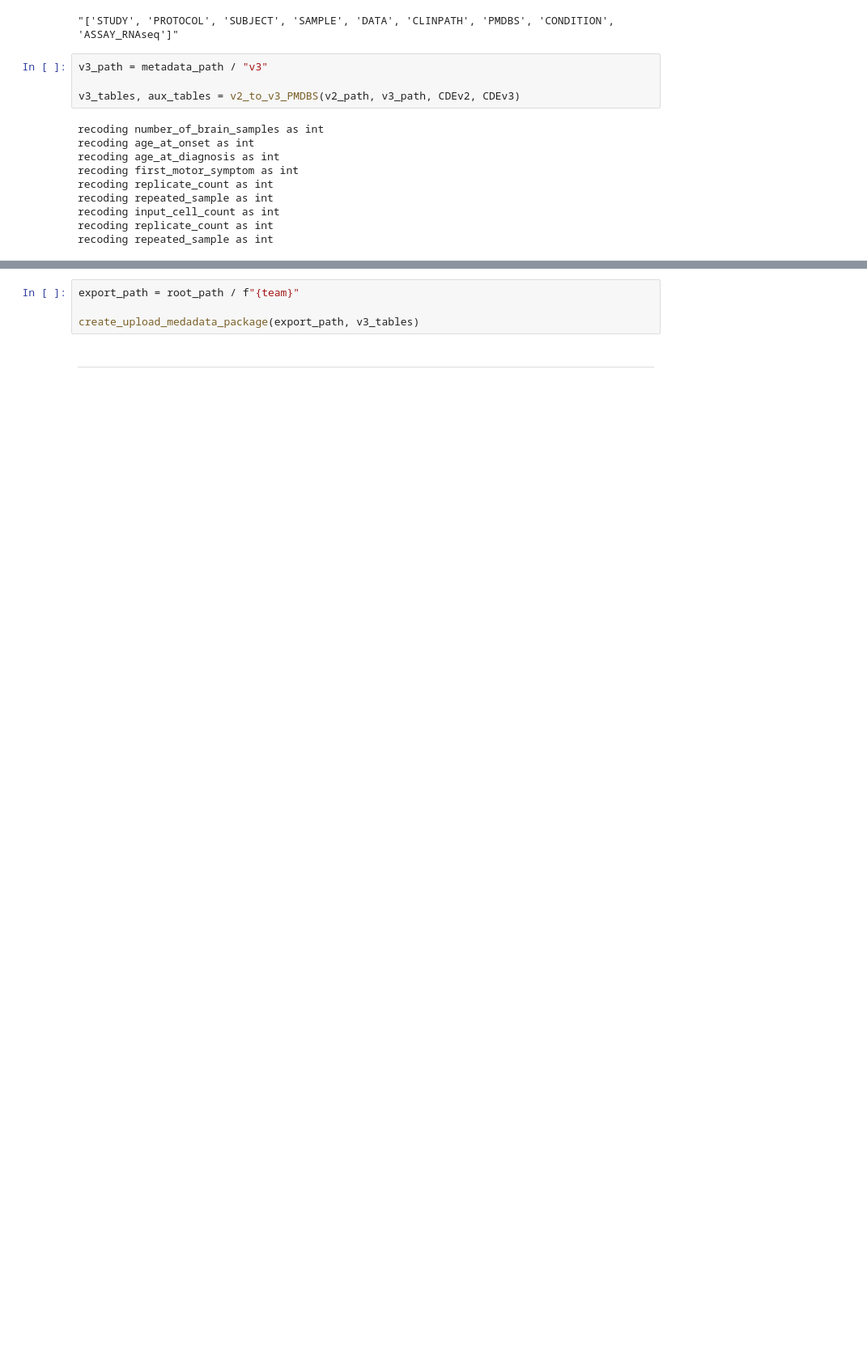
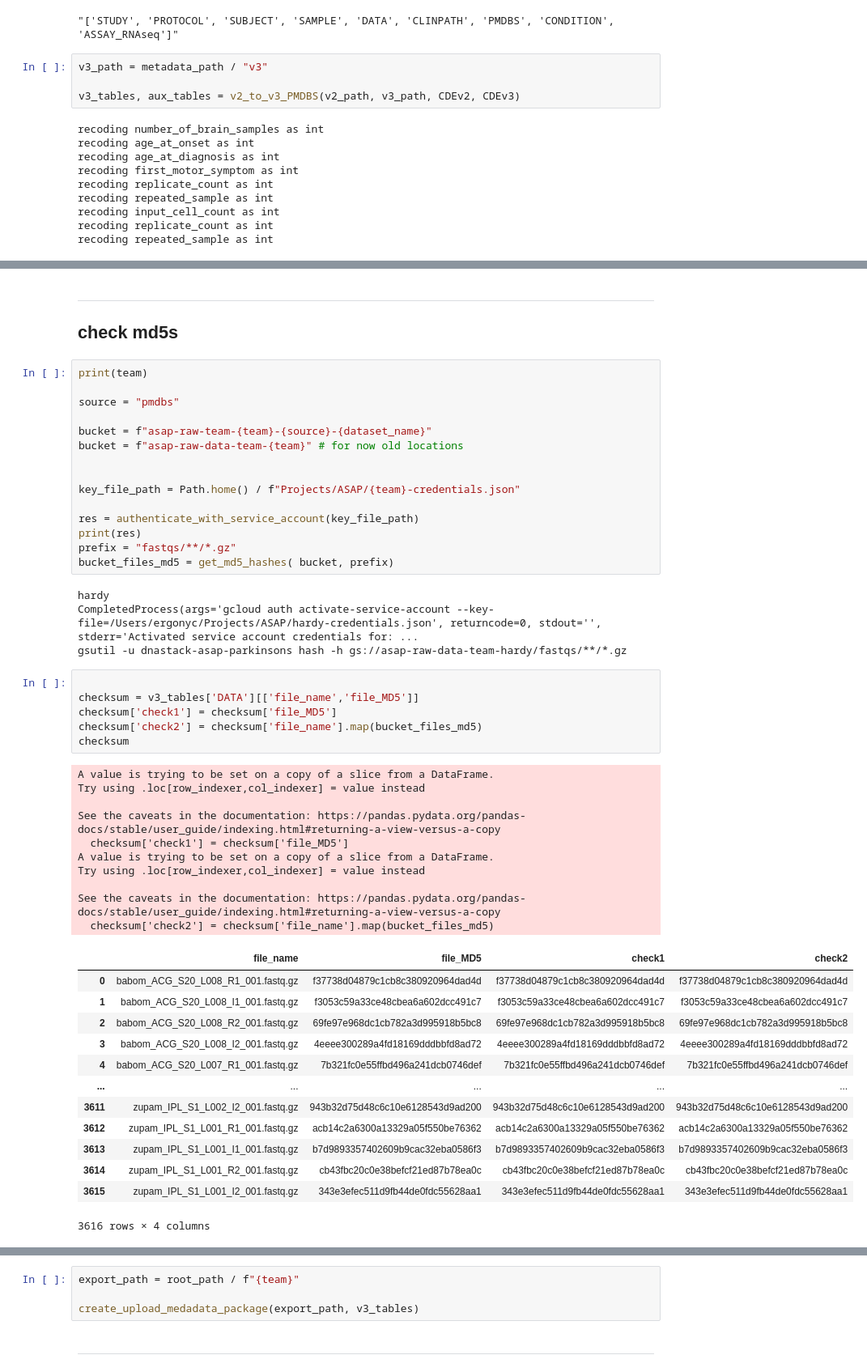
Before and after one commit to ASAP-CRN/crn-utils, a Jupyter notebook: hardy_sc_pmdbs.ipynb, the cells around one changed output, grey strips where cells are left out. Shown: that part at 81% size. Drawn from its saved outputs; the diff is of its cells as text; blank space fills up the shorter version.

```diff
--- a/hardy_sc_pmdbs.ipynb
+++ b/hardy_sc_pmdbs.ipynb
@@ -470 +495,53 @@ STUDY
 1 rows × 25 columns
+# %% [markdown]
+-------------------------
+## check md5s
+# %%
+print(team)
+
+source = "pmdbs"
+
+bucket = f"asap-raw-team-{team}-{source}-{dataset_name}"
+bucket = f"asap-raw-data-team-{team}" # for now old locations
+
+
+key_file_path = Path.home() / f"Projects/ASAP/{team}-credentials.json"
+
+res = authenticate_with_service_account(key_file_path)
+print(res)
+prefix = "fastqs/**/*.gz"
+bucket_files_md5 = get_md5_hashes( bucket, prefix)
+# %% [output]
+hardy
+CompletedProcess(args='gcloud auth activate-service-account --key-file=/Users/ergonyc/Projects/ASAP/hardy-credentials.json', returncode=0, stdout='', stderr='Activated service account credentials for: ...
+gsutil -u dnastack-asap-parkinsons hash -h gs://asap-raw-data-team-hardy/fastqs/**/*.gz
+# %%
+
+checksum = v3_tables['DATA'][['file_name','file_MD5']]
+checksum['check1'] = checksum['file_MD5']
+checksum['check2'] = checksum['file_name'].map(bucket_files_md5)
+checksum
+# %% [output]
+A value is trying to be set on a copy of a slice from a DataFrame.
+Try using .loc[row_indexer,col_indexer] = value instead
+
+See the caveats in the documentation: https://pandas.pydata.org/pandas-docs/stable/user_guide/indexing.html#returning-a-view-versus-a-copy
+  checksum['check1'] = checksum['file_MD5']
+A value is trying to be set on a copy of a slice from a DataFrame.
+Try using .loc[row_indexer,col_indexer] = value instead
+
+See the caveats in the documentation: https://pandas.pydata.org/pandas-docs/stable/user_guide/indexing.html#returning-a-view-versus-a-copy
+  checksum['check2'] = checksum['file_name'].map(bucket_files_md5)
+|  | file_name | file_MD5 | check1 | check2 |
+| 0 | babom_ACG_S20_L008_R1_001.fastq.gz | f37738d04879c1cb8c380920964dad4d | f37738d04879c1cb8c380920964dad4d | f37738d04879c1cb8c380920964dad4d |
+| 1 | babom_ACG_S20_L008_I1_001.fastq.gz | f3053c59a33ce48cbea6a602dcc491c7 | f3053c59a33ce48cbea6a602dcc491c7 | f3053c59a33ce48cbea6a602dcc491c7 |
+| 2 | babom_ACG_S20_L008_R2_001.fastq.gz | 69fe97e968dc1cb782a3d995918b5bc8 | 69fe97e968dc1cb782a3d995918b5bc8 | 69fe97e968dc1cb782a3d995918b5bc8 |
+| 3 | babom_ACG_S20_L008_I2_001.fastq.gz | 4eeee300289a4fd18169dddbbfd8ad72 | 4eeee300289a4fd18169dddbbfd8ad72 | 4eeee300289a4fd18169dddbbfd8ad72 |
+| 4 | babom_ACG_S20_L007_R1_001.fastq.gz | 7b321fc0e55ffbd496a241dcb0746def | 7b321fc0e55ffbd496a241dcb0746def | 7b321fc0e55ffbd496a241dcb0746def |
+| ... | ... | ... | ... | ... |
+| 3611 | zupam_IPL_S1_L002_I2_001.fastq.gz | 943b32d75d48c6c10e6128543d9ad200 | 943b32d75d48c6c10e6128543d9ad200 | 943b32d75d48c6c10e6128543d9ad200 |
+| 3612 | zupam_IPL_S1_L001_R1_001.fastq.gz | acb14c2a6300a13329a05f550be76362 | acb14c2a6300a13329a05f550be76362 | acb14c2a6300a13329a05f550be76362 |
+| 3613 | zupam_IPL_S1_L001_I1_001.fastq.gz | b7d9893357402609b9cac32eba0586f3 | b7d9893357402609b9cac32eba0586f3 | b7d9893357402609b9cac32eba0586f3 |
+| 3614 | zupam_IPL_S1_L001_R2_001.fastq.gz | cb43fbc20c0e38befcf21ed87b78ea0c | cb43fbc20c0e38befcf21ed87b78ea0c | cb43fbc20c0e38befcf21ed87b78ea0c |
+| 3615 | zupam_IPL_S1_L001_I2_001.fastq.gz | 343e3efec511d9fb44de0fdc55628aa1 | 343e3efec511d9fb44de0fdc55628aa1 | 343e3efec511d9fb44de0fdc55628aa1 |
+3616 rows × 4 columns
```
Also changed, not shown: parts of 43 cells of this notebook, 9 other files.
